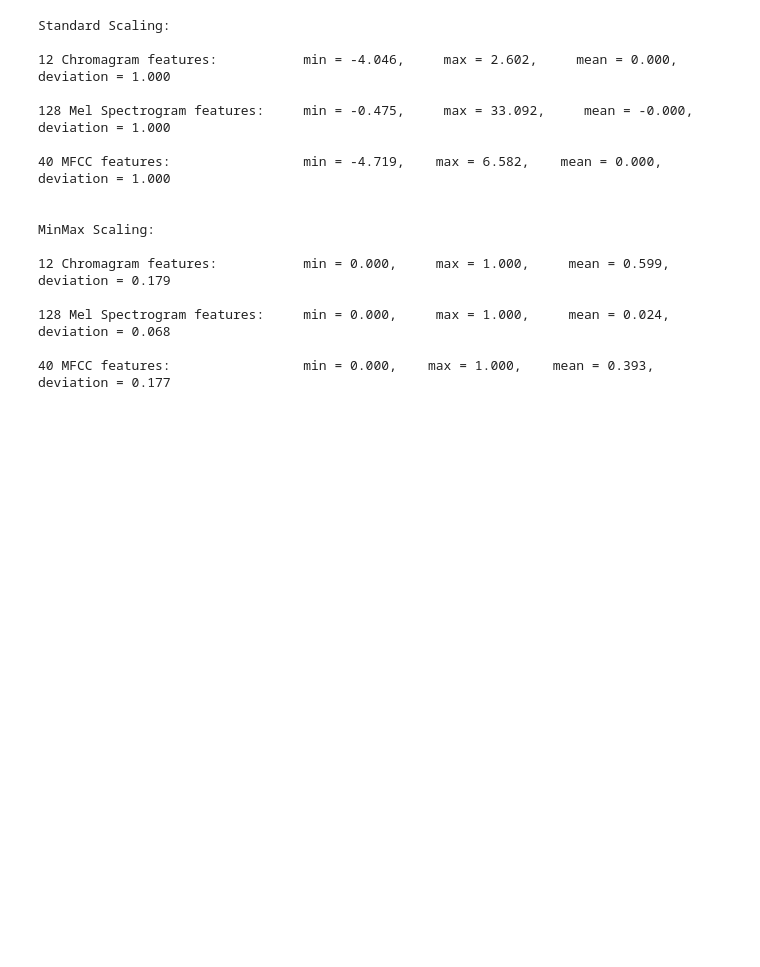
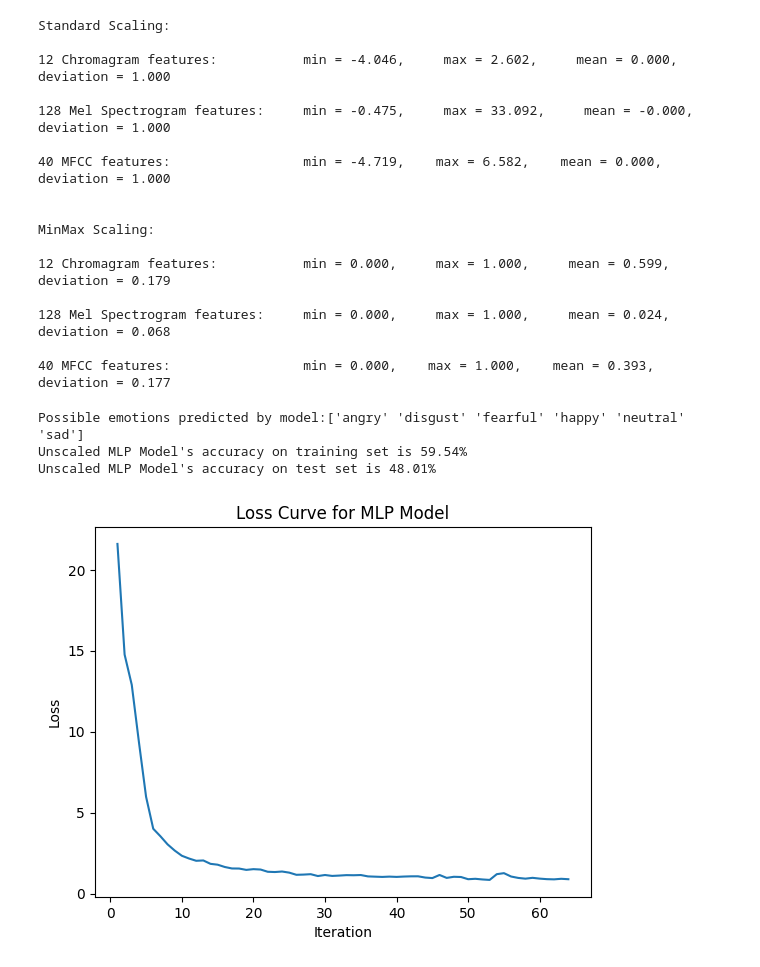
Before and after one commit to AmelianHearts/Week4-Neural_Network, a Jupyter notebook: Week4__Neural_Networks.ipynb, the cells around one changed output. Drawn from its saved outputs; the diff is of its cells as text; code cells hidden in the pictures; blank space fills up the shorter version.

```diff
--- a/Week4__Neural_Networks.ipynb
+++ b/Week4__Neural_Networks.ipynb
@@ -966,3 +966,37 @@ X_train_minmax, X_test_minmax, _, _ = train_test_split(
     test_size=0.2,
     random_state=69
 )
+# %%
+from sklearn.neural_network import MLPClassifier
+
+# Default 'off-the-shelf' MLP from sklearn
+model = MLPClassifier(
+    random_state = 69
+)
+
+#################### unscaled features #####################
+X_train, X_test, y_train, y_test = train_test_split(
+    features,
+    emotions,
+    test_size=0.2,
+    random_state=69
+)
+
+model.fit(X_train, y_train)
+
+print(f'Possible emotions predicted by model:{model.classes_}')
+print(f'Unscaled MLP Model\'s accuracy on training set is {100*model.score(X_train, y_train):.2f}%')
+print(f'Unscaled MLP Model\'s accuracy on test set is {100*model.score(X_test, y_test):.2f}%')
+# %% [output]
+Possible emotions predicted by model:['angry' 'disgust' 'fearful' 'happy' 'neutral' 'sad']
+Unscaled MLP Model's accuracy on training set is 59.54%
+Unscaled MLP Model's accuracy on test set is 48.01%
+# %%
+plt.figure()
+plt.plot([num for num in range(1,model.n_iter_ +1)], model.loss_curve_)
+plt.title('Loss Curve for MLP Model')
+plt.ylabel('Loss')
+plt.xlabel('Iteration')
+plt.show()
+# %% [output]
+[figure, added]
```
Also changed, not shown: parts of 8 cells of this notebook.
